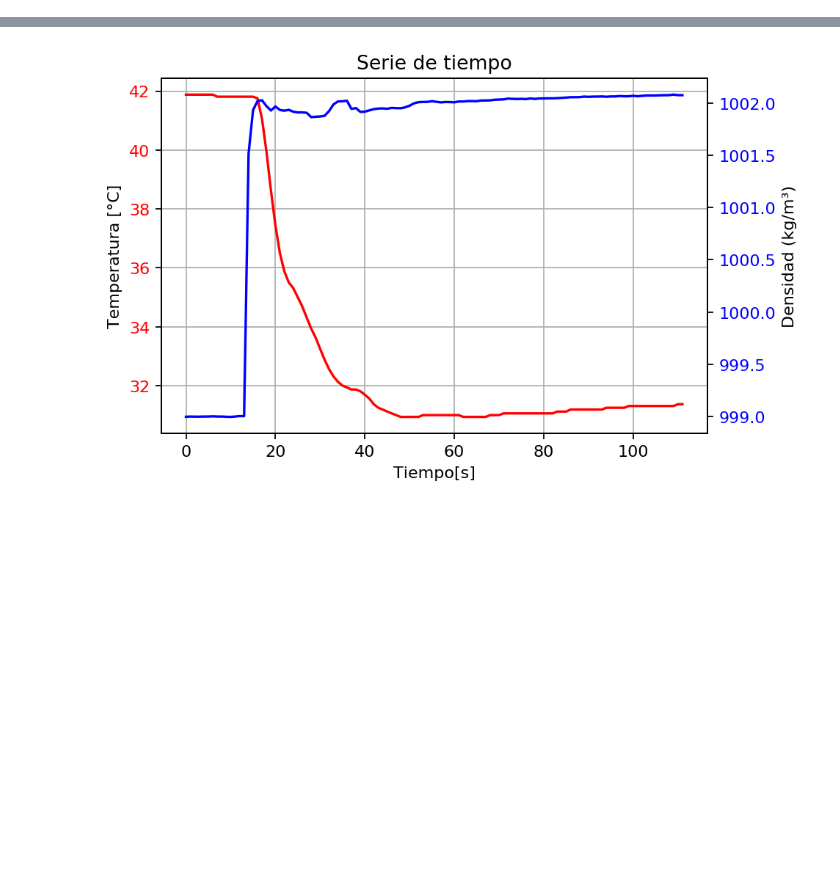
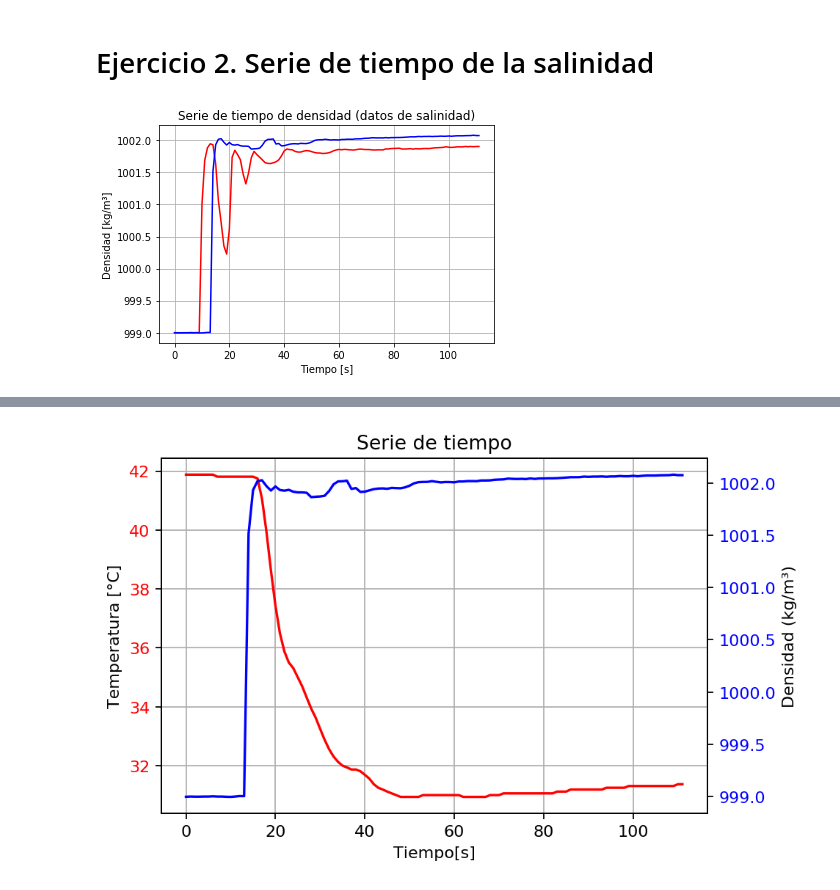
Before and after one commit to joshuatzin/CodeCT, a Jupyter notebook: Corrientes+de+Gravedad.ipynb, the cells around one changed output, grey strips where cells are left out. Drawn from its saved outputs; the diff is of its cells as text; code cells hidden in the pictures; blank space fills up the shorter version.

```diff
--- a/Corrientes+de+Gravedad.ipynb
+++ b/Corrientes+de+Gravedad.ipynb
@@ -19,0 +23,24 @@ plt.show()
+# %% [markdown]
+# Ejercicio 2. Serie de tiempo de la salinidad
+# %%
+import matplotlib.pyplot as plt
+import numpy as np
+
+#Serie de tiempo
+t=np.arange(0,112,1)
+
+#Datos de salinidad (transformados a densidad)
+
+S=np.loadtxt('fgl_2_calibratelimpio.txt')
+S1=S[:,1]
+S2=S[:,2]
+
+plt.plot(t,S1,color='r')
+plt.plot(t,S2,color='b')
+plt.xlabel("Tiempo [s]")
+plt.title("Serie de tiempo de densidad (datos de salinidad)")
+plt.ylabel("Densidad [kg/m³]")
+plt.grid(True)
+plt.show()
+# %% [output]
+[figure, added]
```
Also changed, not shown: parts of 5 cells of this notebook.
